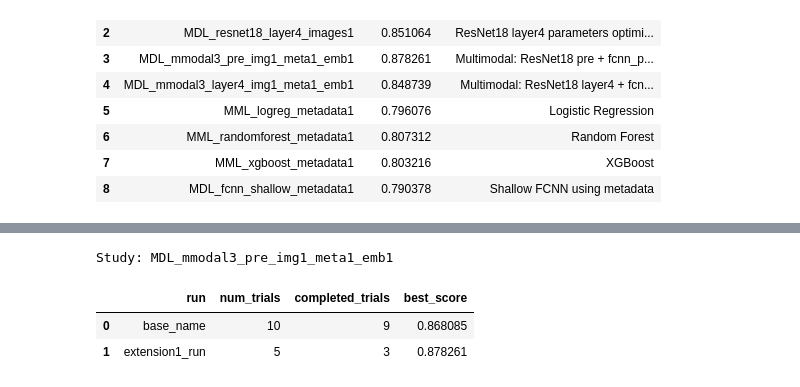
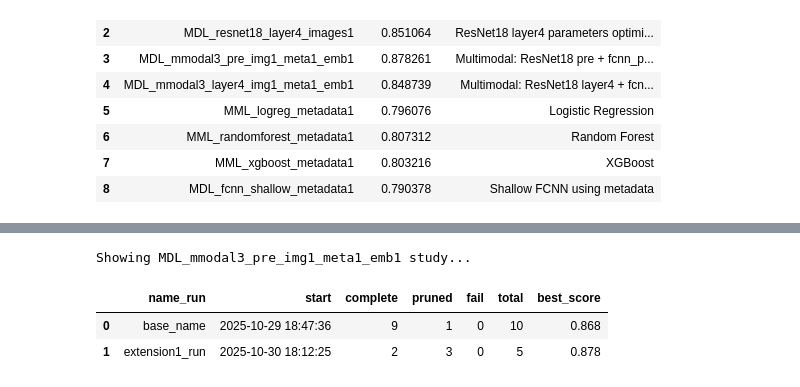
Before and after one commit to mapardo-lab/exerciseDLKeepcoding, a Jupyter notebook: notebooks/checkResultsOptuna.ipynb, the cells around one changed output, grey strips where cells are left out. Cells and saved outputs as stored; diff of their text form; code cells hidden in the pictures.

```diff
--- a/notebooks/checkResultsOptuna.ipynb
+++ b/notebooks/checkResultsOptuna.ipynb
@@ -56,0 +35,8 @@ Multimodal: ResNet18 pre + fcnn_pca + metadata
+# %%
+# Load study from storage
+
+from utilsOptuna import Study
+
+storage = 'sqlite:///optuna/optuna_DL_exercise.db'
+study_name = 'MDL_mmodal3_pre_img1_meta1_emb1'
+study_data = Study(storage, study_name)
@@ -57,13 +67,9 @@ Multimodal: ResNet18 pre + fcnn_pca + metadata
 # %%
-from utilsOptuna import info_runs_from_study
-# TODO if all trials have been prunned. Show also run
-# get info for runs of a study
-print(f"Study: {study.study_name}")
-# TODO add datatime_complete
-#study.get_trials()[0]
-info_runs_from_study(study.trials)
+# Compressed info for each run
+
+study_data.show_runs()
 # %% [output]
-Study: MDL_mmodal3_pre_img1_meta1_emb1
+Showing MDL_mmodal3_pre_img1_meta1_emb1 study...
-|  | run | num_trials | completed_trials | best_score |
-| 0 | base_name | 10 | 9 | 0.868085 |
-| 1 | extension1_run | 5 | 3 | 0.878261 |
+|  | name_run | start | complete | pruned | fail | total | best_score |
+| 0 | base_name | 2025-10-29 18:47:36 | 9 | 1 | 0 | 10 | 0.868 |
+| 1 | extension1_run | 2025-10-30 18:12:25 | 2 | 3 | 0 | 5 | 0.878 |
```
Also changed, not shown: parts of 14 cells of this notebook, 2 other files.
